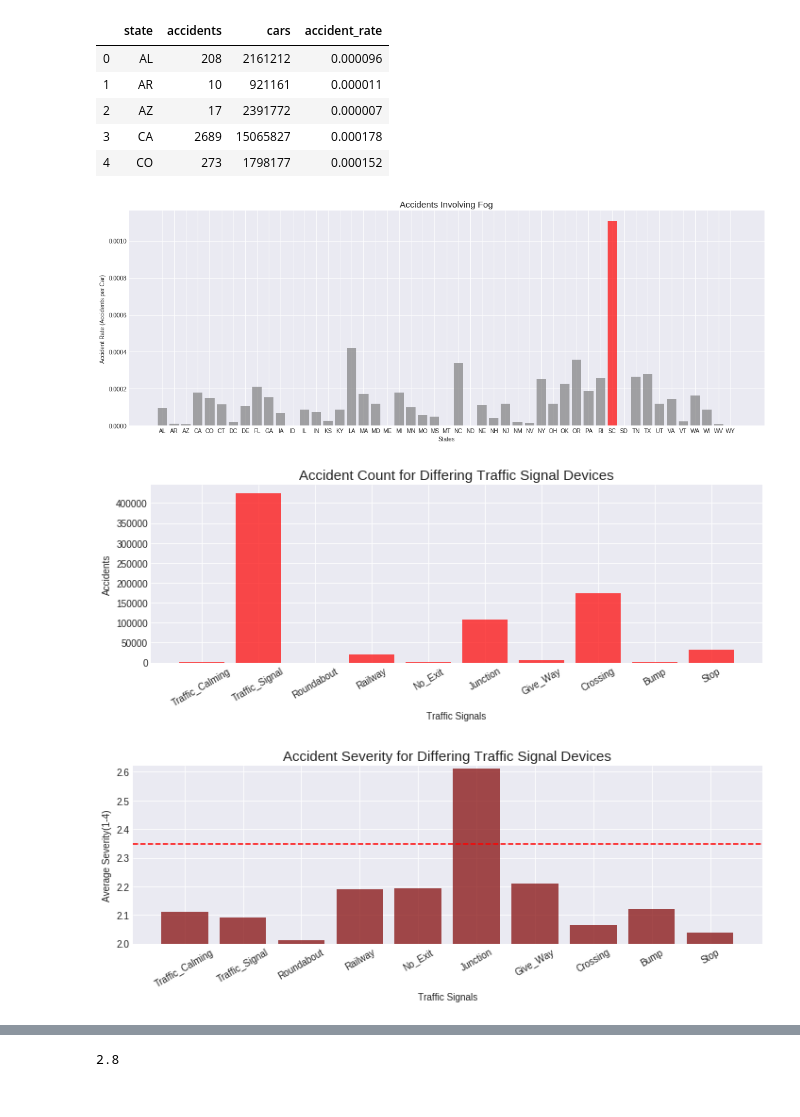
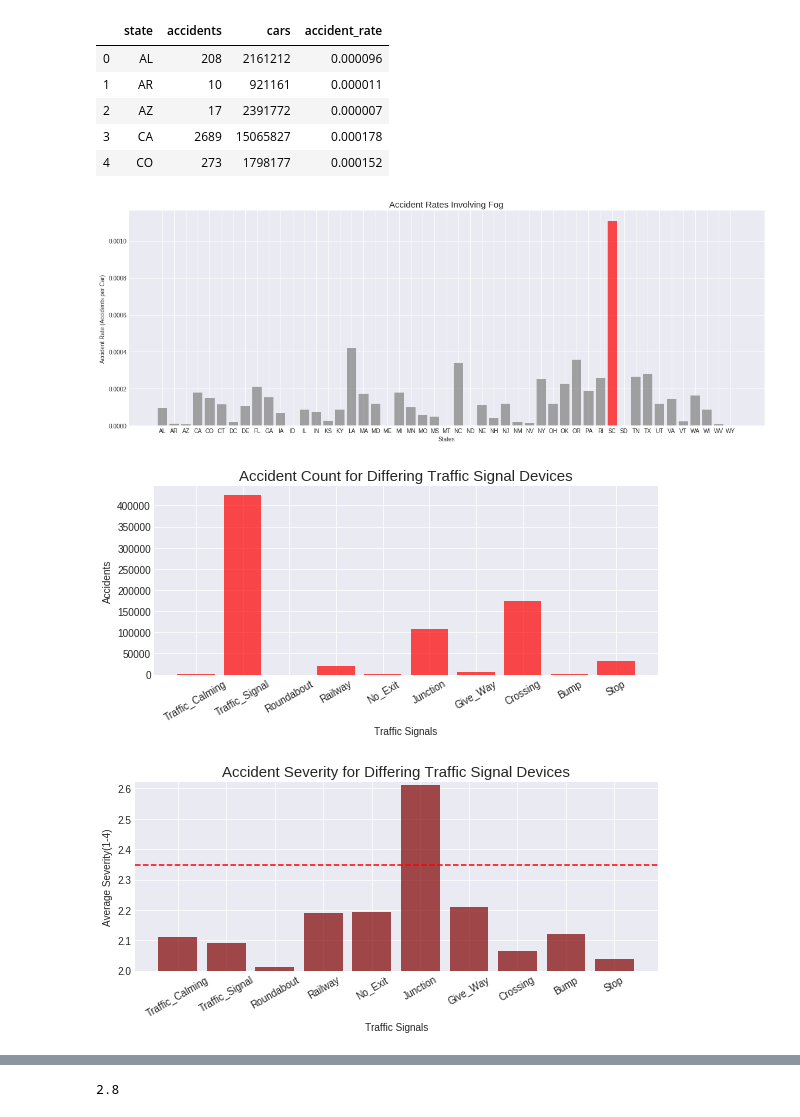
Before and after one commit to ddiaz164/Traffic_Accidents_US, a Jupyter notebook: notebooks/corr_analysis.ipynb, the cells around one changed output, grey strips where cells are left out. Cells and saved outputs as stored; diff of their text form; code cells hidden in the pictures.

```diff
--- a/notebooks/corr_analysis.ipynb
+++ b/notebooks/corr_analysis.ipynb
@@ -158,11 +197,11 @@ fig, ax = plt.subplots(figsize=(16,6))
 ax.bar(fog_df['state'].values, fog_df['accident_rate'].values, color=['red' if (x=='SC') else 'grey' for x in fog_df['state'].values], alpha=.7)
 ax.set_xlabel('States')
 ax.set_ylabel('Accident Rate (Accidents per Car)')
-ax.set_title('Accidents Involving Fog', size=15)
+ax.set_title('Accident Rates Involving Fog', size=15)
 plt.savefig('../images/fog_accident_rate.png')
 plt.tight_layout()
 # %% [output]
-[figure, old version]
+[figure, new version]
 # %%
 Traffic_Calming = corr_df[corr_df['Traffic_Calming']==True]
 Traffic_Signal = corr_df[corr_df['Traffic_Signal']==True]
@@ -180,18 +219,18 @@ t_means = [t['Severity'].values.mean() for t in traffic]
 traffic = ['Traffic_Calming', 'Traffic_Signal', 'Roundabout', 'Railway', 'No_Exit', 'Junction', 'Give_Way', 'Crossing', 'Bump', 'Stop']
 # %%
 traffic_counts = [corr_df['ID'][corr_df[t]==True].count() for t in traffic]
-fig, ax = plt.subplots(figsize=(10,4))
+fig, ax = plt.subplots(figsize=(8,4))
 ax.bar(traffic, traffic_counts, color='r', alpha=.7)
 plt.xticks(rotation=30)
 ax.set_xlabel('Traffic Signals')
 ax.set_ylabel('Accidents')
 ax.set_title('Accident Count for Differing Traffic Signal Devices', size=15)
 plt.savefig('../images/traffic_counts.png')
 plt.tight_layout()
 # %% [output]
-[figure, old version]
+[figure, new version]
 # %%
-fig, ax = plt.subplots(figsize=(10,4))
+fig, ax = plt.subplots(figsize=(8,4))
 ax.bar(traffic, t_means, color='maroon', alpha=.7)
 ax.set_ylim(2,2.62)
 plt.xticks(rotation=30)
@@ -202,7 +241,7 @@ ax.set_title('Accident Severity for Differing Traffic Signal Devices', size=15)
 plt.savefig('../images/sev_traffic.png')
 plt.tight_layout()
 # %% [output]
-[figure, old version]
+[figure, new version]
 # %%
 Night = corr_df[corr_df['Night']==True]
 Day = corr_df[corr_df['Night']==False]
```
Also changed, not shown: parts of 17 cells of this notebook, 9 other files.
